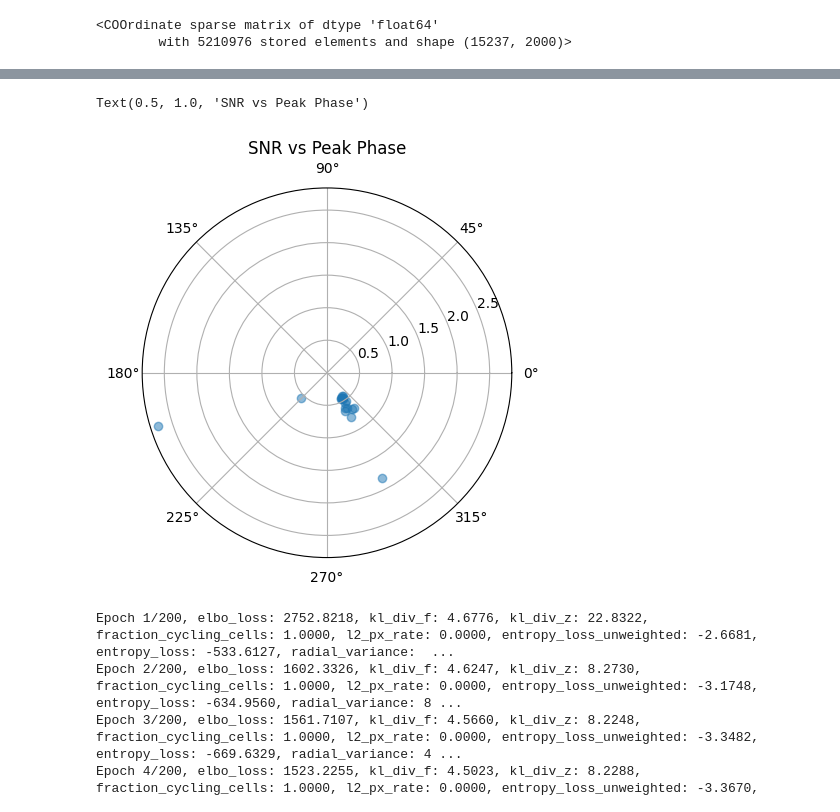
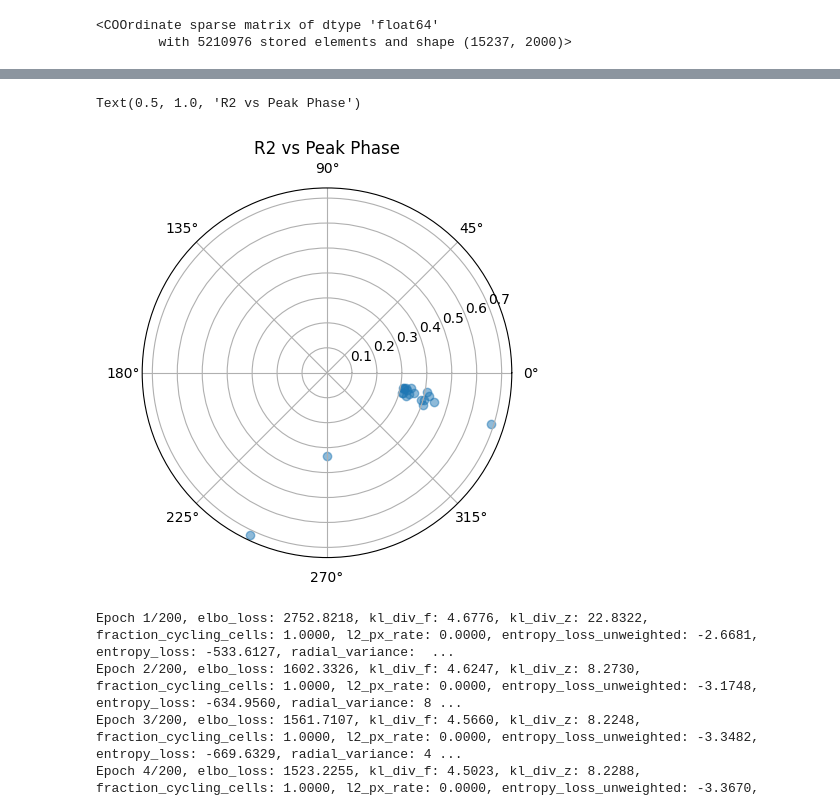
Before and after one commit to gityves/CoPhaser, a Jupyter notebook: paper/code/figure_S3/low_genes.ipynb, the cells around one changed output, grey strips where cells are left out. Drawn from its saved outputs; the diff is of its cells as text; code cells hidden in the pictures.

```diff
--- a/paper/code/figure_S3/low_genes.ipynb
+++ b/paper/code/figure_S3/low_genes.ipynb
@@ -320,5 +306,5 @@ res.sort_values(by="score", ascending=False).head(20)
 # %%
-snr_df = snr.fit_cyclic_snr_celltypes(
+r2_df = cyclic_r2.fit_cyclic_r2_celltypes(
     X=adata.layers["spliced"],
     theta=thetas,
     z=space_outputs["z"],
@@ -326,4 +312,4 @@ snr_df = snr.fit_cyclic_snr_celltypes(
     K=3,
     labels=adata.obs["batch"],
 )
-snr_df = snr_df.sort_values(by="snr", ascending=False)
+r2_df = r2_df.sort_values(by="r2", ascending=False)
@@ -346,9 +336,9 @@ snr_df
 # %%
 # in polar plot plot snr vs peak phase
 fig, ax = plt.subplots(subplot_kw={"projection": "polar"})
-ax.scatter(snr_df.head(20)["peak_phase"], snr_df.head(20)["snr"], alpha=0.5)
-ax.set_title("SNR vs Peak Phase")
+ax.scatter(r2_df.head(20)["peak_phase"], r2_df.head(20)["r2"], alpha=0.5)
+ax.set_title("R2 vs Peak Phase")
 # %% [output]
-Text(0.5, 1.0, 'SNR vs Peak Phase')
+Text(0.5, 1.0, 'R2 vs Peak Phase')
-[figure, old version]
+[figure, new version]
 # %%
```
Also changed, not shown: parts of 10 cells of this notebook, 5 other files.
